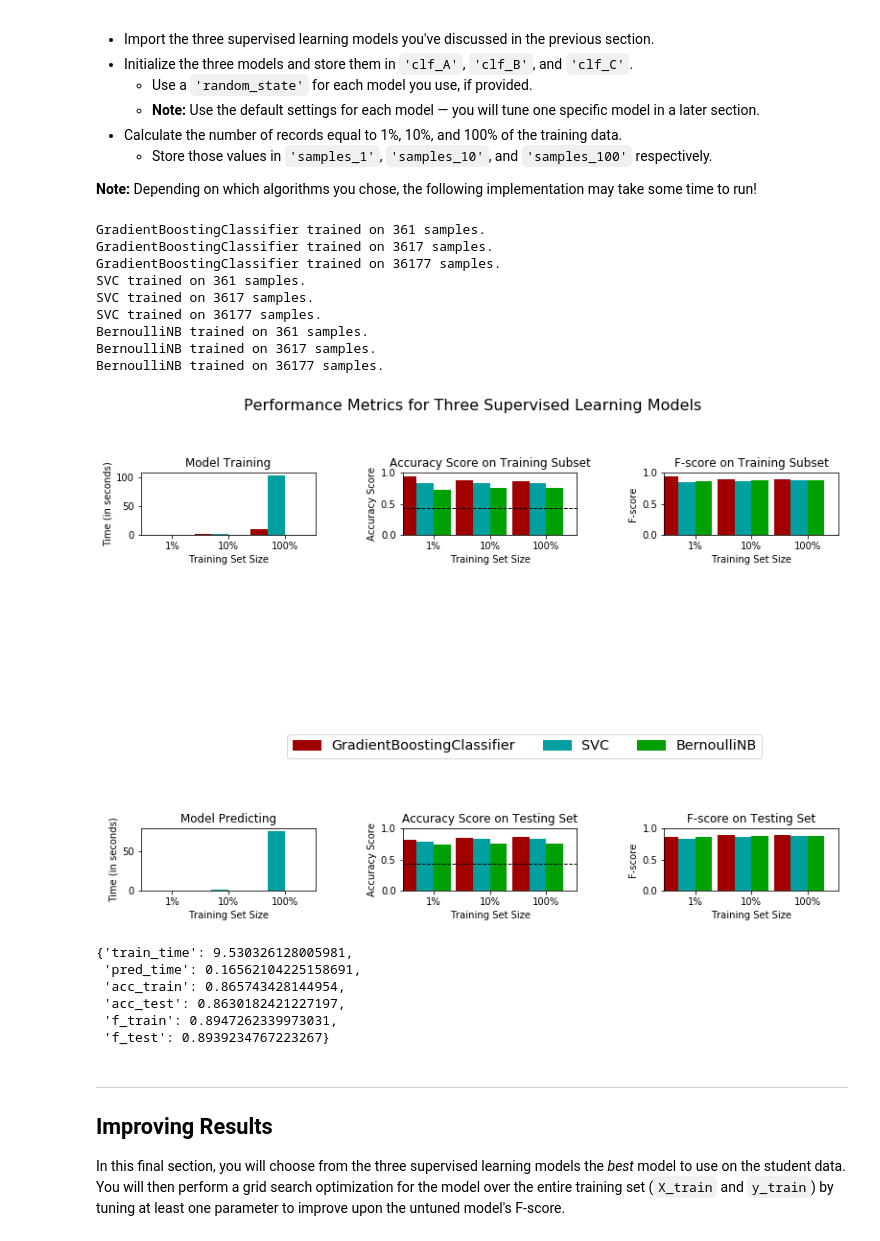
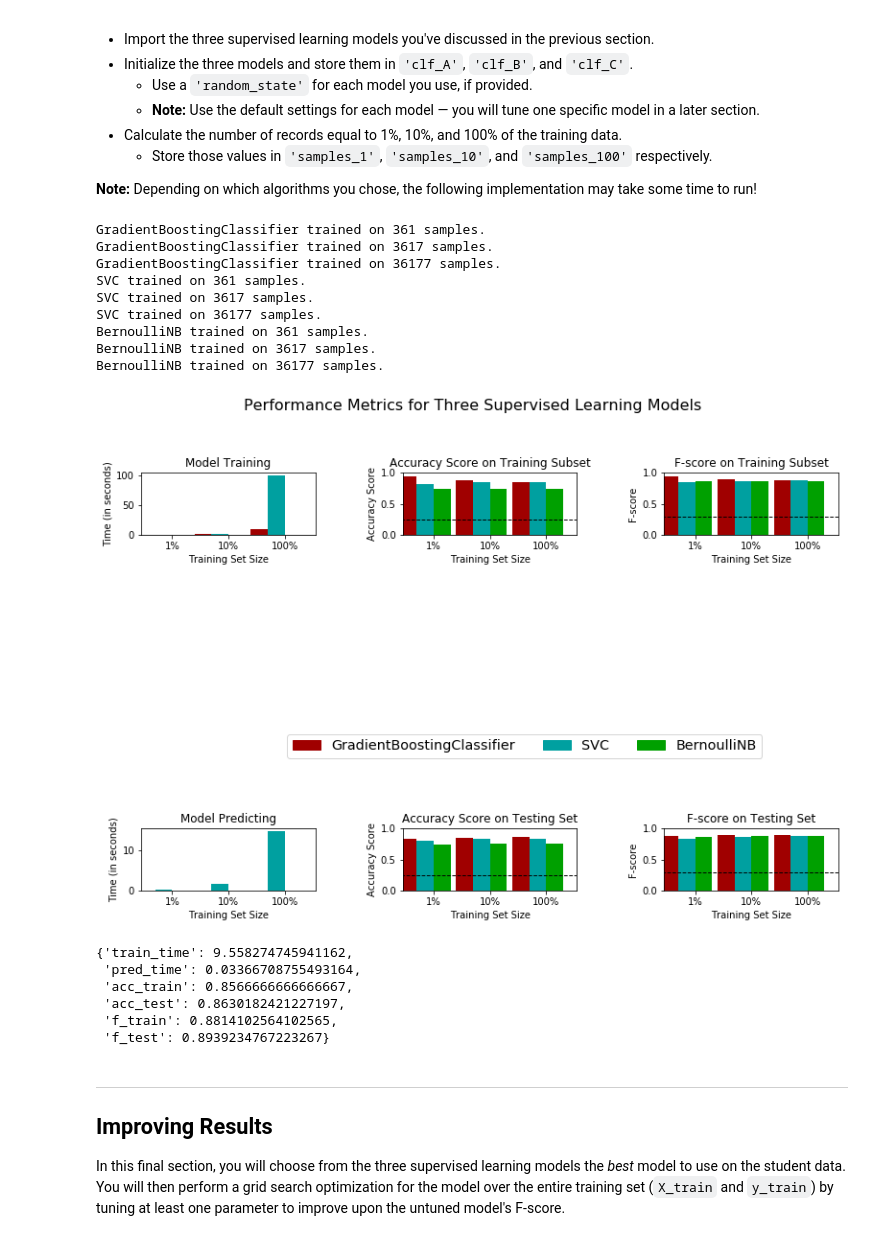
Before and after one commit to modywahab/DSND_Term1, a Jupyter notebook: projects/p1_charityml/finding_donors.ipynb, the cells around one changed output. Drawn from its saved outputs; the diff is of its cells as text; code cells hidden in the pictures.

```diff
--- a/projects/p1_charityml/finding_donors.ipynb
+++ b/projects/p1_charityml/finding_donors.ipynb
@@ -375,24 +375,24 @@ def train_predict(learner, sample_size, X_train, y_train, X_test, y_test):
     # TODO: Get the predictions on the test set(X_test),
     #       then get predictions on the first 300 training samples(X_train) using .predict()
     start = time() # Get start time
-    predictions_test = learner.predict(X_test[:sample_size])
-    predictions_train = learner.predict(X_train[:sample_size])
+    predictions_test = learner.predict(X_test)
+    predictions_train = learner.predict(X_train[:300])
     end = time() # Get end time
 
     # TODO: Calculate the total prediction time
     results['pred_time'] = end - start
 
     # TODO: Compute accuracy on the first 300 training samples which is y_train[:300]
-    results['acc_train'] = accuracy_score(y_train[:sample_size],predictions_train[:sample_size])
+    results['acc_train'] = accuracy_score(y_train[:300],predictions_train[:300])
 
     # TODO: Compute accuracy on test set using accuracy_score()
-    results['acc_test'] = accuracy_score(y_test[:sample_size],predictions_test[:sample_size])
+    results['acc_test'] = accuracy_score(y_test,predictions_test)
 
     # TODO: Compute F-score on the the first 300 training samples using fbeta_score()
-    results['f_train'] = fbeta_score(y_train[:sample_size],predictions_train[:sample_size], beta=0.5)
+    results['f_train'] = fbeta_score(y_train[:300],predictions_train[:300], beta=0.5)
 
     # TODO: Compute F-score on the test set which is y_test
-    results['f_test'] = fbeta_score(y_test[:sample_size],predictions_test[:sample_size], beta=0.5)
+    results['f_test'] = fbeta_score(y_test,predictions_test, beta=0.5)
 
     # Success
     print("{} trained on {} samples.".format(learner.__class__.__name__, sample_size))
@@ -416,47 +416,47 @@ from sklearn.ensemble import GradientBoostingClassifier
 from sklearn.svm import SVC
 from sklearn.naive_bayes import BernoulliNB
 # TODO: Initialize the three models
-rs = np.random.RandomState()
+rs = 5
 clf_A = GradientBoostingClassifier(random_state=rs)
 clf_B = SVC(gamma='scale',random_state=rs)
 clf_C = BernoulliNB()
 
 # TODO: Calculate the number of samples for 1%, 10%, and 100% of the training data
 # HINT: samples_100 is the entire training set i.e. len(y_train)
 # HINT: samples_10 is 10% of samples_100 (ensure to set the count of the values to be `int` and not `float`)
 # HINT: samples_1 is 1% of samples_100 (ensure to set the count of the values to be `int` and not `float`)
 samples_100 = len(y_train)
 samples_10 = int(samples_100/10)
 samples_1 = int(samples_10/10)
 # Collect results on the learners
 results = {}
 for clf in [clf_A, clf_B, clf_C]:
     clf_name = clf.__class__.__name__
     results[clf_name] = {}
     for i, samples in enumerate([samples_1, samples_10, samples_100]):
         results[clf_name][i] = \
         train_predict(clf, samples, X_train, y_train, X_test, y_test)
 # Run metrics visualization for the three supervised learning models chosen
 vs.evaluate(results, accuracy, fscore)
 # %% [output]
 GradientBoostingClassifier trained on 361 samples.
 GradientBoostingClassifier trained on 3617 samples.
 GradientBoostingClassifier trained on 36177 samples.
 SVC trained on 361 samples.
 SVC trained on 3617 samples.
 SVC trained on 36177 samples.
 BernoulliNB trained on 361 samples.
 BernoulliNB trained on 3617 samples.
 BernoulliNB trained on 36177 samples.
-[figure, old version]
+[figure, new version]
 # %%
 results['GradientBoostingClassifier'][2]
 # %% [output]
-{'train_time': 9.530326128005981,
- 'pred_time': 0.16562104225158691,
- 'acc_train': 0.865743428144954,
+{'train_time': 9.558274745941162,
+ 'pred_time': 0.03366708755493164,
+ 'acc_train': 0.8566666666666667,
  'acc_test': 0.8630182421227197,
- 'f_train': 0.8947262339973031,
+ 'f_train': 0.8814102564102565,
  'f_test': 0.8939234767223267}
 # %% [markdown]
 ----
```
Also changed, not shown: parts of 7 cells of this notebook, 2 other files.
